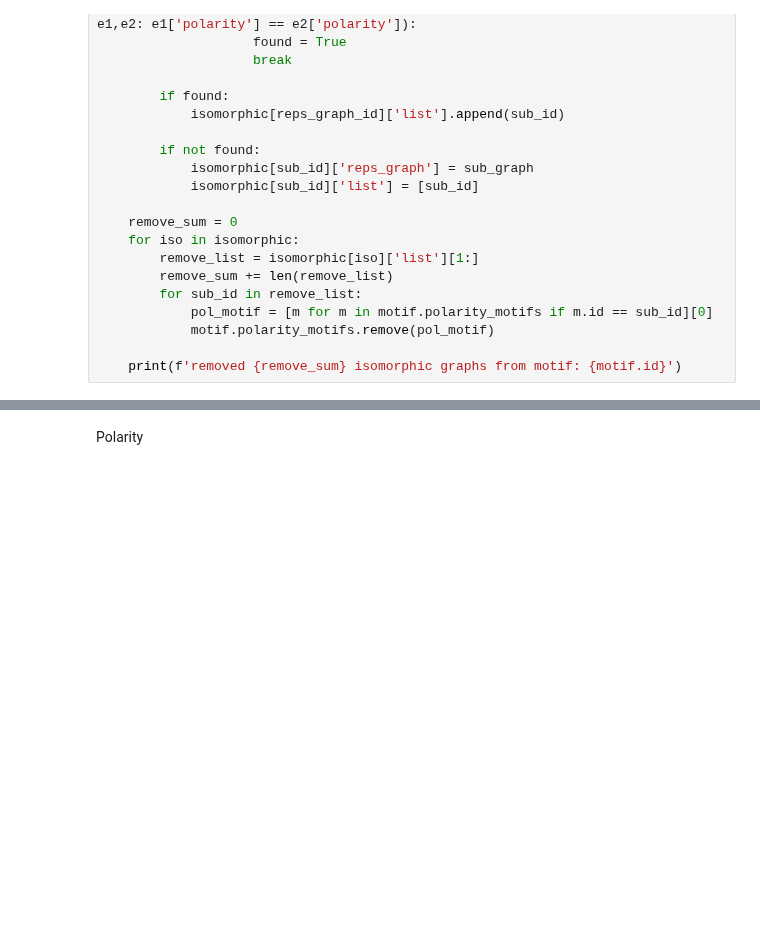
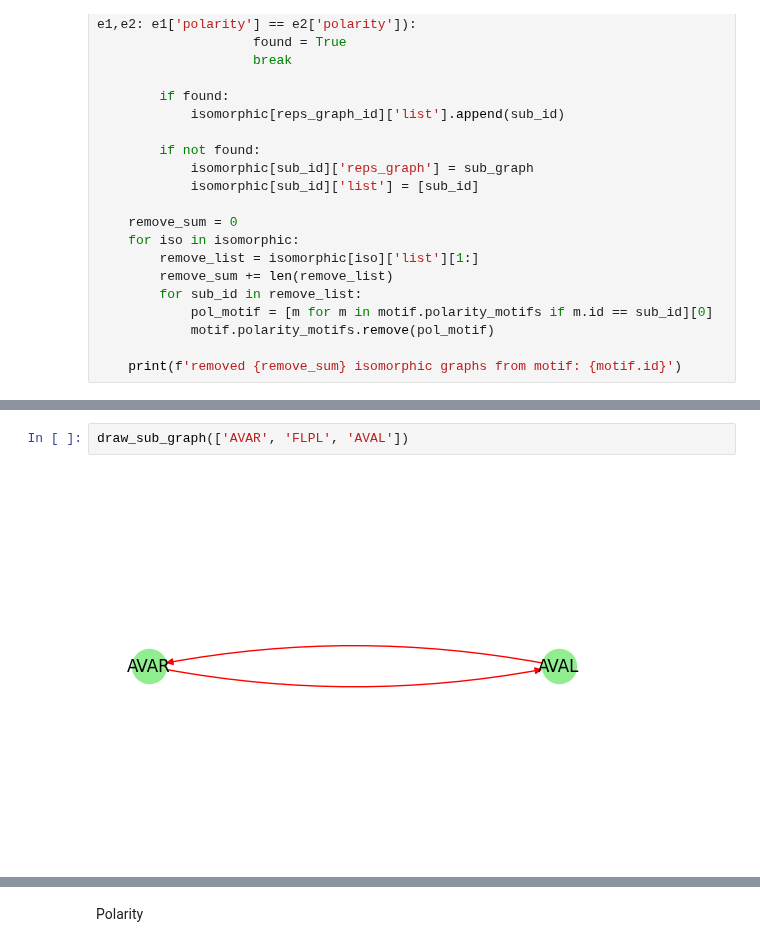
Before and after one commit to deangeckt/network_motifs, a Jupyter notebook: post_motif_analysis/motif_analysis.ipynb, the cells around one changed output, grey strips where cells are left out. Drawn from its saved outputs; the diff is of its cells as text; blank space fills up the shorter version.

```diff
--- a/post_motif_analysis/motif_analysis.ipynb
+++ b/post_motif_analysis/motif_analysis.ipynb
@@ -356,0 +359,4 @@ Clustering coefficient: 0.107
+# %%
+draw_sub_graph(['AVAR', 'FLPL', 'AVAL'])
+# %% [output]
+[figure, added]
```
Also changed, not shown: parts of 18 cells of this notebook, 14 other files.
